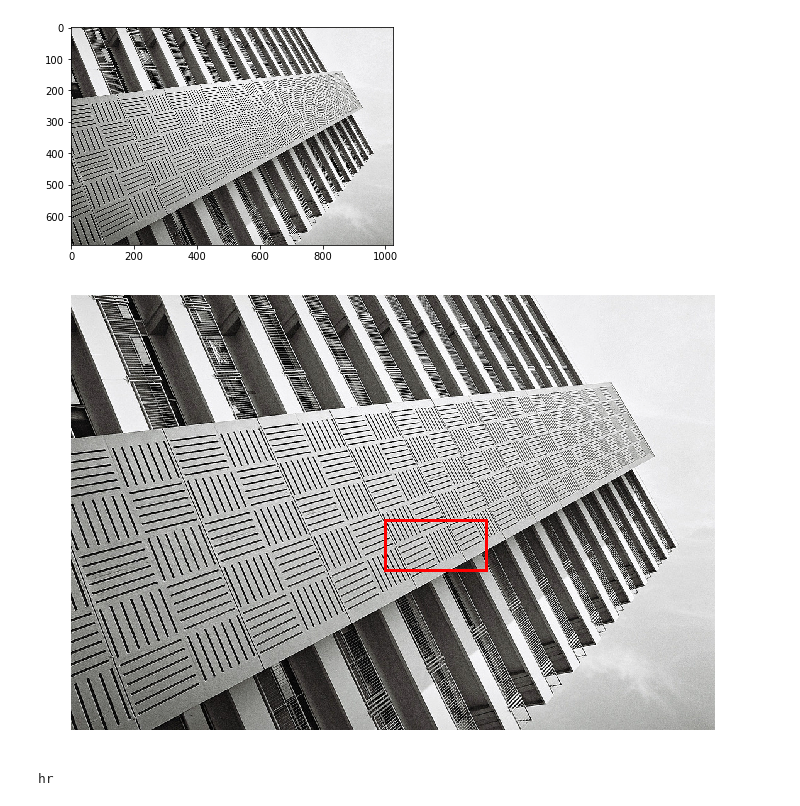
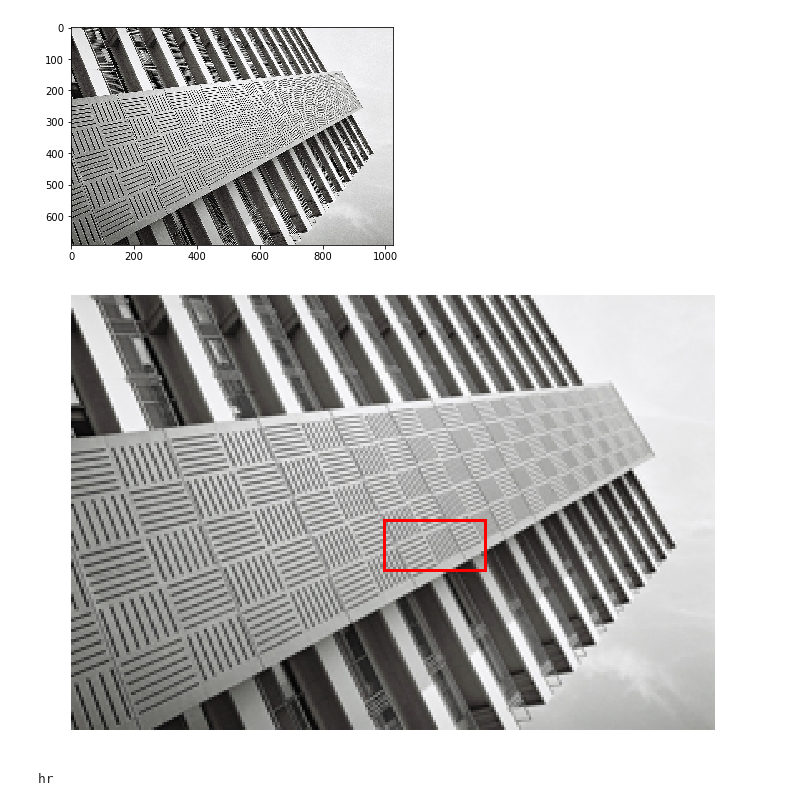
Before and after one commit to wukailu/EDSR-PyTorch, a Jupyter notebook: experiment/fig4_gen/qualitative_cmp.ipynb, the cells around one changed output. Cells and saved outputs as stored; diff of their text form; code cells hidden in the pictures.

```diff
--- a/experiment/fig4_gen/qualitative_cmp.ipynb
+++ b/experiment/fig4_gen/qualitative_cmp.ipynb
@@ -404,27 +419,27 @@ view(best_hr)
 # %%
 import matplotlib.pyplot as plt
 import matplotlib.patches as patches
 from PIL import Image
 
 plt.rcParams['figure.figsize'] = [16, 8]
 
-ndarr = best_hr.squeeze().clamp(0, 255).permute(1,2,0).byte().numpy()
+ndarr = best_lr.squeeze().clamp(0, 255).permute(1,2,0).byte().numpy()
 im = Image.fromarray(ndarr)
 
 # Create figure and axes
 fig, ax = plt.subplots()
 # Display the image
 ax.imshow(im)
 # Create a Rectangle patch
-rect = patches.Rectangle((pos_c - window_size[1], pos_r - window_size[0]), window_size[1]*2, window_size[0]*2,
+rect = patches.Rectangle(((pos_c - window_size[1])//4, (pos_r - window_size[0])//4), window_size[1]//2, window_size[0]//2,
                          linewidth=3, edgecolor='r', facecolor='none')
 # Add the patch to the Axes
 ax.add_patch(rect)
 plt.axis('off')
-plt.savefig('hr.png', bbox_inches='tight', dpi=1000)
+plt.savefig('lr.png', bbox_inches='tight', dpi=1000)
 plt.show()
 # %% [output]
-[figure, old version]
+[figure, new version]
 # %%
 print('hr')
 view(best_hr[selects], save_to='ex_hr.png')
```
Also changed, not shown: parts of 6 cells of this notebook, 6 other files.
